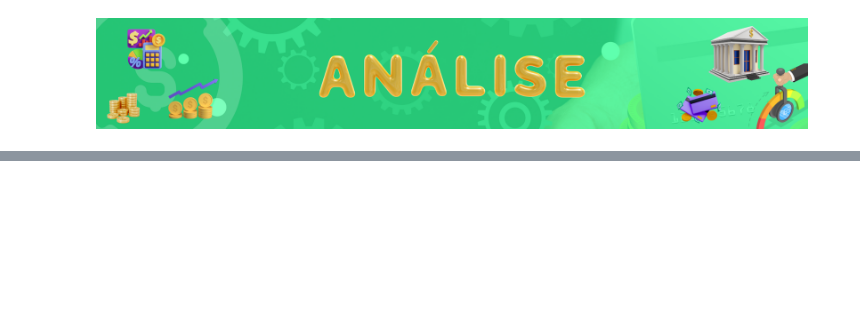
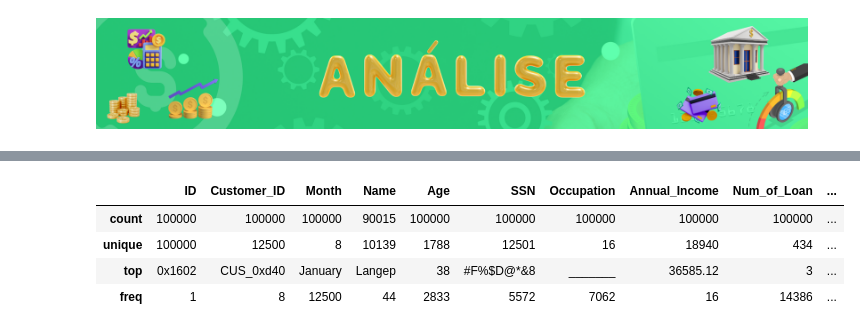
Before and after one commit to jlima11/Credit_Score, a Jupyter notebook: Analise_de_score.ipynb, the cells around one changed output, grey strips where cells are left out. Drawn from its saved outputs; the diff is of its cells as text; code cells hidden in the pictures; blank space fills up the shorter version.

```diff
--- a/Analise_de_score.ipynb
+++ b/Analise_de_score.ipynb
@@ -92,0 +164,8 @@ dataset = pd.read_csv('credit_score_dataset.csv')
+# %%
+dataset.describe(include=object)
+# %% [output]
+|  | ID | Customer_ID | Month | Name | Age | SSN | Occupation | Annual_Income | Num_of_Loan | ... |
+| count | 100000 | 100000 | 100000 | 90015 | 100000 | 100000 | 100000 | 100000 | 100000 | ... |
+| unique | 100000 | 12500 | 8 | 10139 | 1788 | 12501 | 16 | 18940 | 434 | ... |
+| top | 0x1602 | CUS_0xd40 | January | Langep | 38 | #F%$D@*&8 | _______ | 36585.12 | 3 | ... |
+| freq | 1 | 8 | 12500 | 44 | 2833 | 5572 | 7062 | 16 | 14386 | ... |
```
Also changed, not shown: parts of 13 cells of this notebook.
